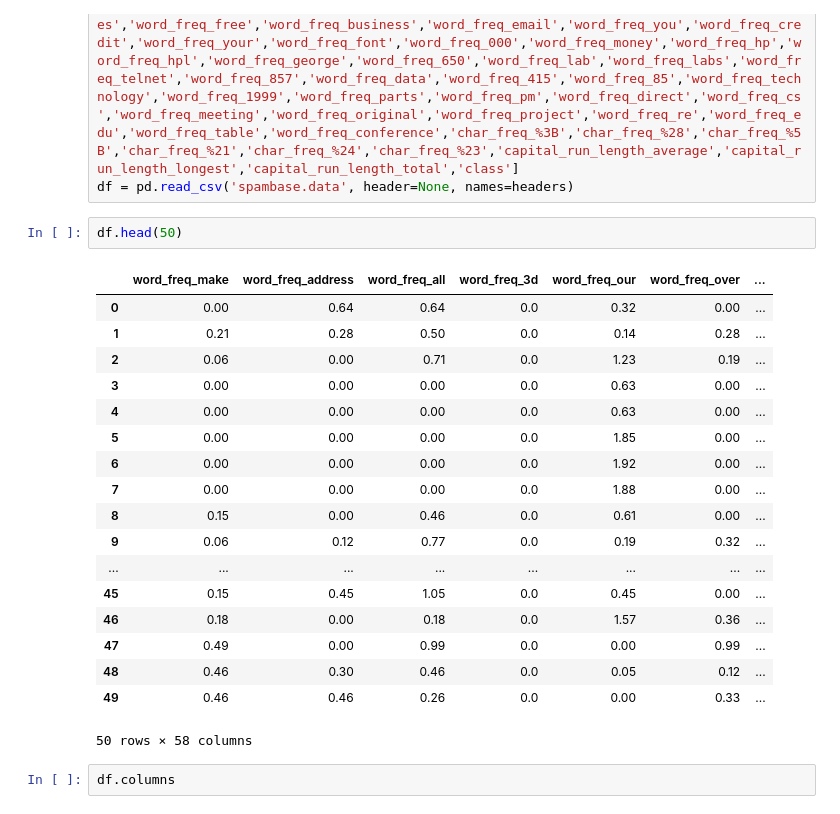
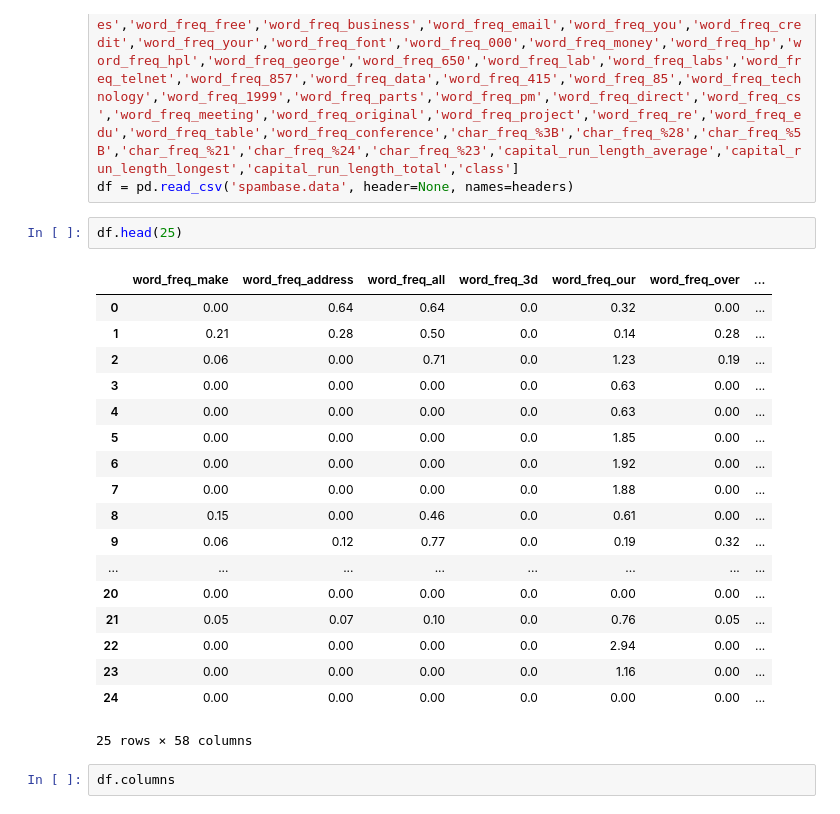
Before and after one commit to AshvinVignesh/Spam-Mail-Detection, a Jupyter notebook: SPAM_MAIL_CW.ipynb, the cells around one changed output. Drawn from its saved outputs; the diff is of its cells as text.

```diff
--- a/SPAM_MAIL_CW.ipynb
+++ b/SPAM_MAIL_CW.ipynb
@@ -12,26 +13,26 @@ from sklearn.metrics import accuracy_score
 headers = ['word_freq_make','word_freq_address','word_freq_all','word_freq_3d','word_freq_our','word_freq_over','word_freq_remove','word_freq_internet','word_freq_order','word_freq_mail','word_freq_receive','word_freq_will','word_freq_people','word_freq_report','word_freq_addresses','word_freq_free','word_freq_business','word_freq_email','word_freq_you','word_freq_credit','word_freq_your','word_freq_font','word_freq_000','word_freq_money','word_freq_hp','word_freq_hpl','word_freq_george','word_freq_650','word_freq_lab','word_freq_labs','word_freq_telnet','word_freq_857','word_freq_data','word_freq_415','word_freq_85','word_freq_technology','word_freq_1999','word_freq_parts','word_freq_pm','word_freq_direct','word_freq_cs','word_freq_meeting','word_freq_original','word_freq_project','word_freq_re','word_freq_edu','word_freq_table','word_freq_conference','char_freq_%3B','char_freq_%28','char_freq_%5B','char_freq_%21','char_freq_%24','char_freq_%23','capital_run_length_average','capital_run_length_longest','capital_run_length_total','class']
 df = pd.read_csv('spambase.data', header=None, names=headers)
 # %%
-df.head(50)
+df.head(25)
 # %% [output]
 |  | word_freq_make | word_freq_address | word_freq_all | word_freq_3d | word_freq_our | word_freq_over | ... |
 | 0 | 0.00 | 0.64 | 0.64 | 0.0 | 0.32 | 0.00 | ... |
 | 1 | 0.21 | 0.28 | 0.50 | 0.0 | 0.14 | 0.28 | ... |
 | 2 | 0.06 | 0.00 | 0.71 | 0.0 | 1.23 | 0.19 | ... |
 | 3 | 0.00 | 0.00 | 0.00 | 0.0 | 0.63 | 0.00 | ... |
 | 4 | 0.00 | 0.00 | 0.00 | 0.0 | 0.63 | 0.00 | ... |
 | 5 | 0.00 | 0.00 | 0.00 | 0.0 | 1.85 | 0.00 | ... |
 | 6 | 0.00 | 0.00 | 0.00 | 0.0 | 1.92 | 0.00 | ... |
 | 7 | 0.00 | 0.00 | 0.00 | 0.0 | 1.88 | 0.00 | ... |
 | 8 | 0.15 | 0.00 | 0.46 | 0.0 | 0.61 | 0.00 | ... |
 | 9 | 0.06 | 0.12 | 0.77 | 0.0 | 0.19 | 0.32 | ... |
 | ... | ... | ... | ... | ... | ... | ... | ... |
-| 45 | 0.15 | 0.45 | 1.05 | 0.0 | 0.45 | 0.00 | ... |
-| 46 | 0.18 | 0.00 | 0.18 | 0.0 | 1.57 | 0.36 | ... |
-| 47 | 0.49 | 0.00 | 0.99 | 0.0 | 0.00 | 0.99 | ... |
-| 48 | 0.46 | 0.30 | 0.46 | 0.0 | 0.05 | 0.12 | ... |
-| 49 | 0.46 | 0.46 | 0.26 | 0.0 | 0.00 | 0.33 | ... |
+| 20 | 0.00 | 0.00 | 0.00 | 0.0 | 0.00 | 0.00 | ... |
+| 21 | 0.05 | 0.07 | 0.10 | 0.0 | 0.76 | 0.05 | ... |
+| 22 | 0.00 | 0.00 | 0.00 | 0.0 | 2.94 | 0.00 | ... |
+| 23 | 0.00 | 0.00 | 0.00 | 0.0 | 1.16 | 0.00 | ... |
+| 24 | 0.00 | 0.00 | 0.00 | 0.0 | 0.00 | 0.00 | ... |
-50 rows × 58 columns
+25 rows × 58 columns
 # %%
 df.columns
 # %% [output]
```
Also changed, not shown: parts of 16 cells of this notebook.
